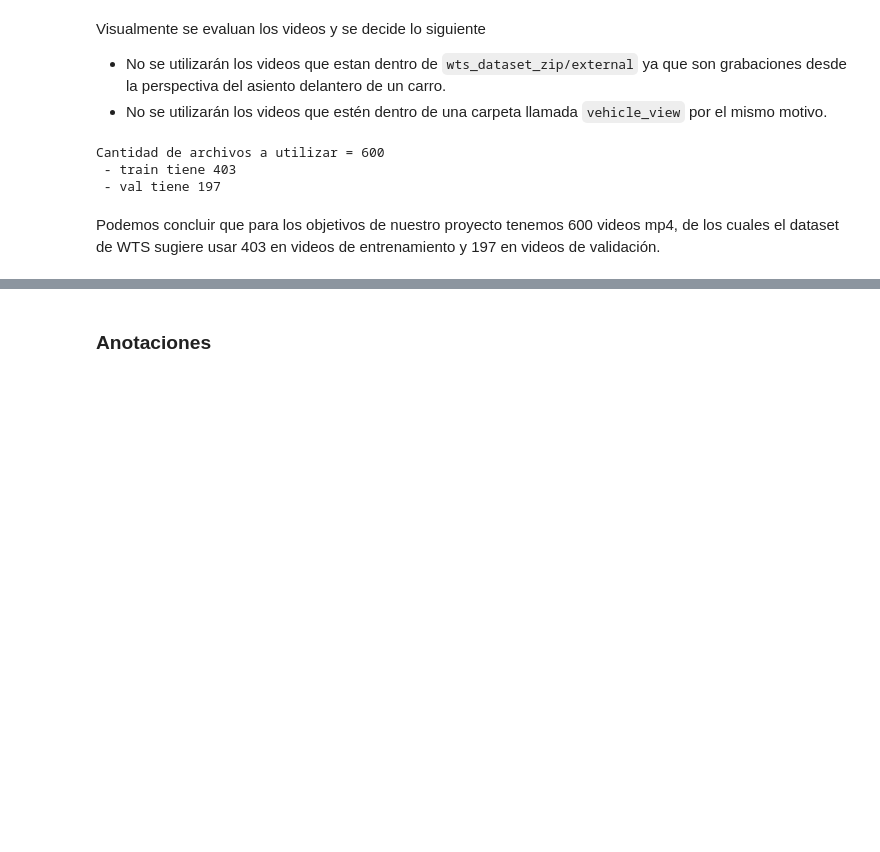
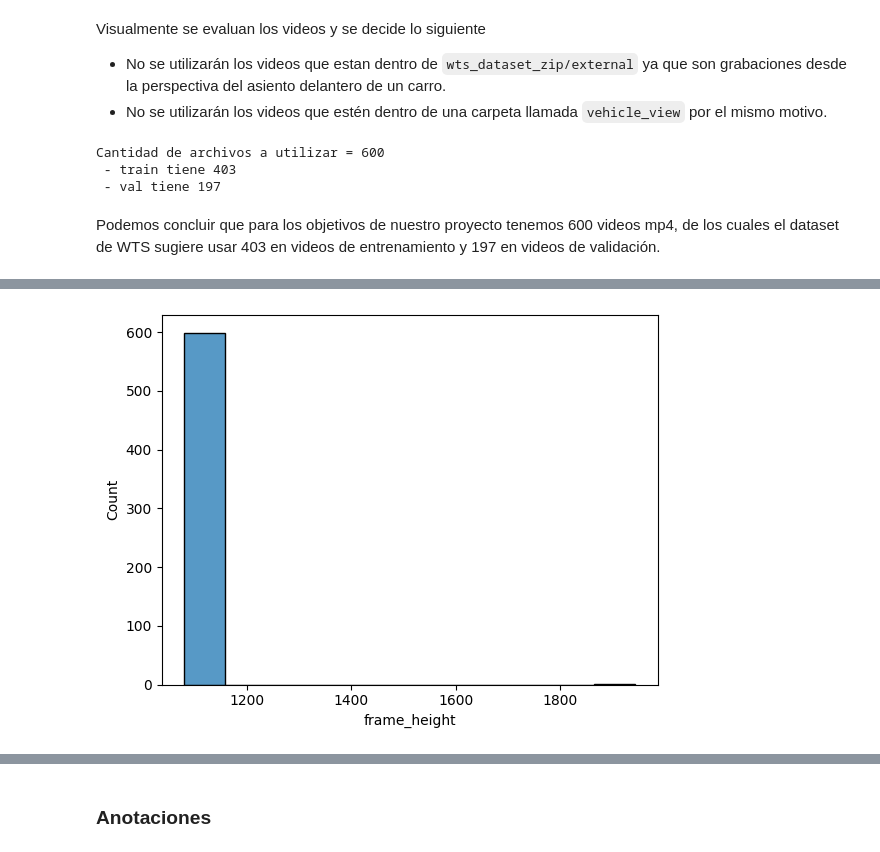
Before and after one commit to marcelarosalesj/mna_proyecto_integrador_equipo13, a Jupyter notebook: avance1_EDA.ipynb, the cells around one changed output, grey strips where cells are left out. Saved outputs shown, nothing was run; the diff lists cells and outputs as text; code cells hidden in the pictures; blank space fills up the shorter version.

```diff
--- a/avance1_EDA.ipynb
+++ b/avance1_EDA.ipynb
@@ -102,0 +129,4 @@ Podemos concluir que para los objetivos de nuestro proyecto tenemos 600 videos m
+# %%
+sns.histplot(data=df, x="frame_height");
+# %% [output]
+[figure, added]
```
Also changed, not shown: parts of 11 cells of this notebook, 1 other file.
